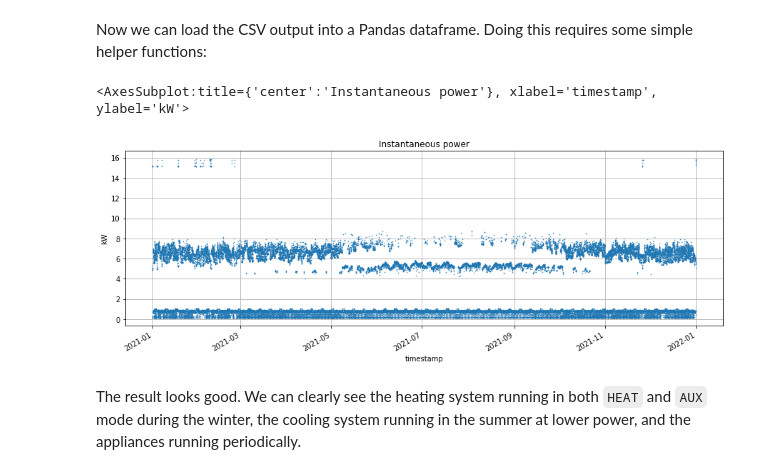
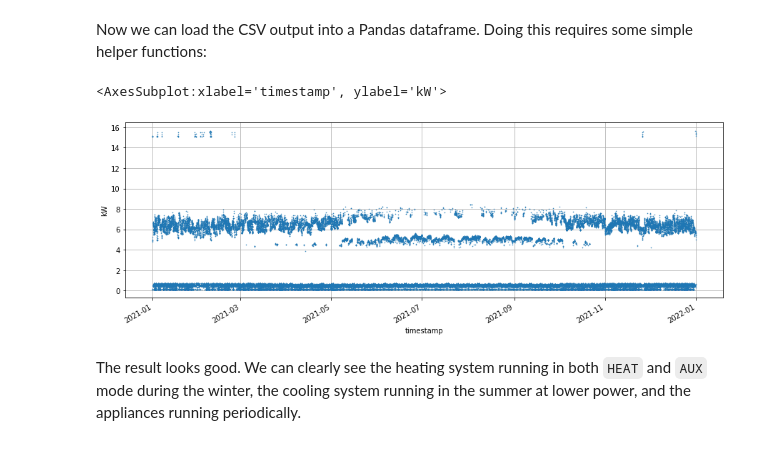
Before and after one commit to slacgismo/load_decomposition, a Jupyter notebook: data/Load_decomposition.ipynb, the cells around one changed output. Cells and saved outputs as stored; diff of their text form; code cells hidden in the pictures.

Commit message:
Updated with zipped pregenerated data

```diff
--- a/data/Load_decomposition.ipynb
+++ b/data/Load_decomposition.ipynb
@@ -145,16 +151,26 @@ def to_real(s):
         return complex(s).real
     except:
         return float('nan')
+def load(file):
+    return pandas.read_csv(file,
+                           header = 0,
+                           names = ['timestamp','power'],
+                            converters = {
+                                'timestamp':to_timestamp,
+                                'power':to_real},
+                            index_col='timestamp')
+def plot(data,title=None):
+    return data['power'].plot(style = '.',
+                             markersize = 1,
+                             figsize = (15,5),
+                             ylabel = 'kW',
+                             grid = True,
+                             title = title)
-# %%
-panel = pandas.read_csv('house.csv',
-                        converters = {
-                            'timestamp':to_timestamp,
-                            'panel.power':to_real},
-                        index_col='timestamp')
-panel['panel.power'].plot(style='.',markersize=1,figsize=(15,5),ylabel='kW',grid=True,title='Instantaneous power')
-# %% [output]
-<AxesSubplot:title={'center':'Instantaneous power'}, xlabel='timestamp', ylabel='kW'>
-[figure, removed]
+# %%
+plot(load("house.csv"))
+# %% [output]
+<AxesSubplot:xlabel='timestamp', ylabel='kW'>
+[figure, added]
 # %% [markdown]
 The result looks good.  We can clearly see the heating system running in both `HEAT` and `AUX` mode during the winter, the cooling system running in the summer at lower power, and the appliances running periodically.
 # %% [markdown]
```
Also changed, not shown: parts of 26 cells of this notebook, 12 other files.
